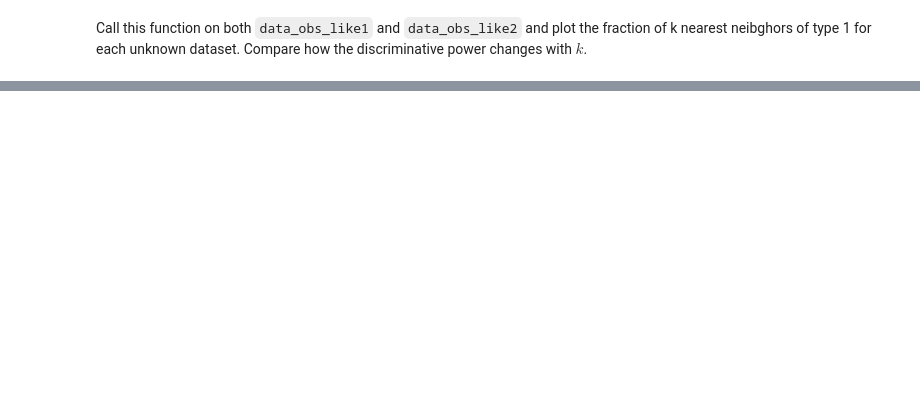
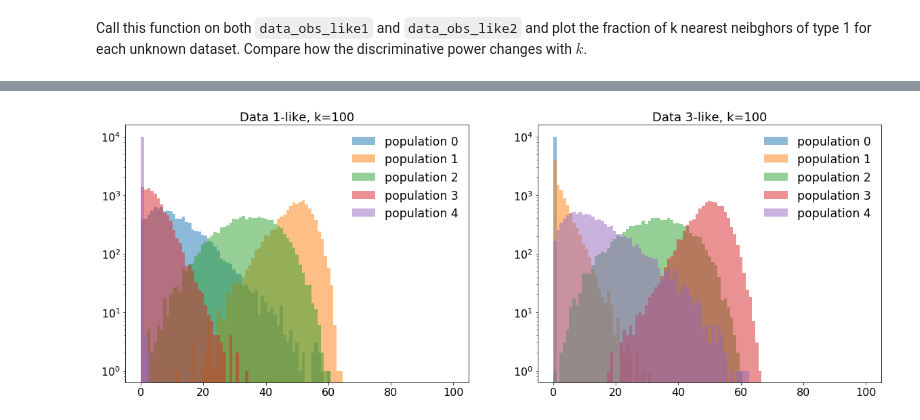
Before and after one commit to MLatCezeaux/intro_numpy, a Jupyter notebook: solutions/3-NearestNeighborAlgo-solution.ipynb, the cells around one changed output, grey strips where cells are left out. Drawn from its saved outputs; the diff is of its cells as text; code cells hidden in the pictures; blank space fills up the shorter version.

```diff
--- a/solutions/3-NearestNeighborAlgo-solution.ipynb
+++ b/solutions/3-NearestNeighborAlgo-solution.ipynb
@@ -321,0 +369,4 @@ plt.legend();
+# %%
+plot_kNN_composition(k=100)
+# %% [output]
+[figure, added]
```
Also changed, not shown: parts of 24 cells of this notebook.
